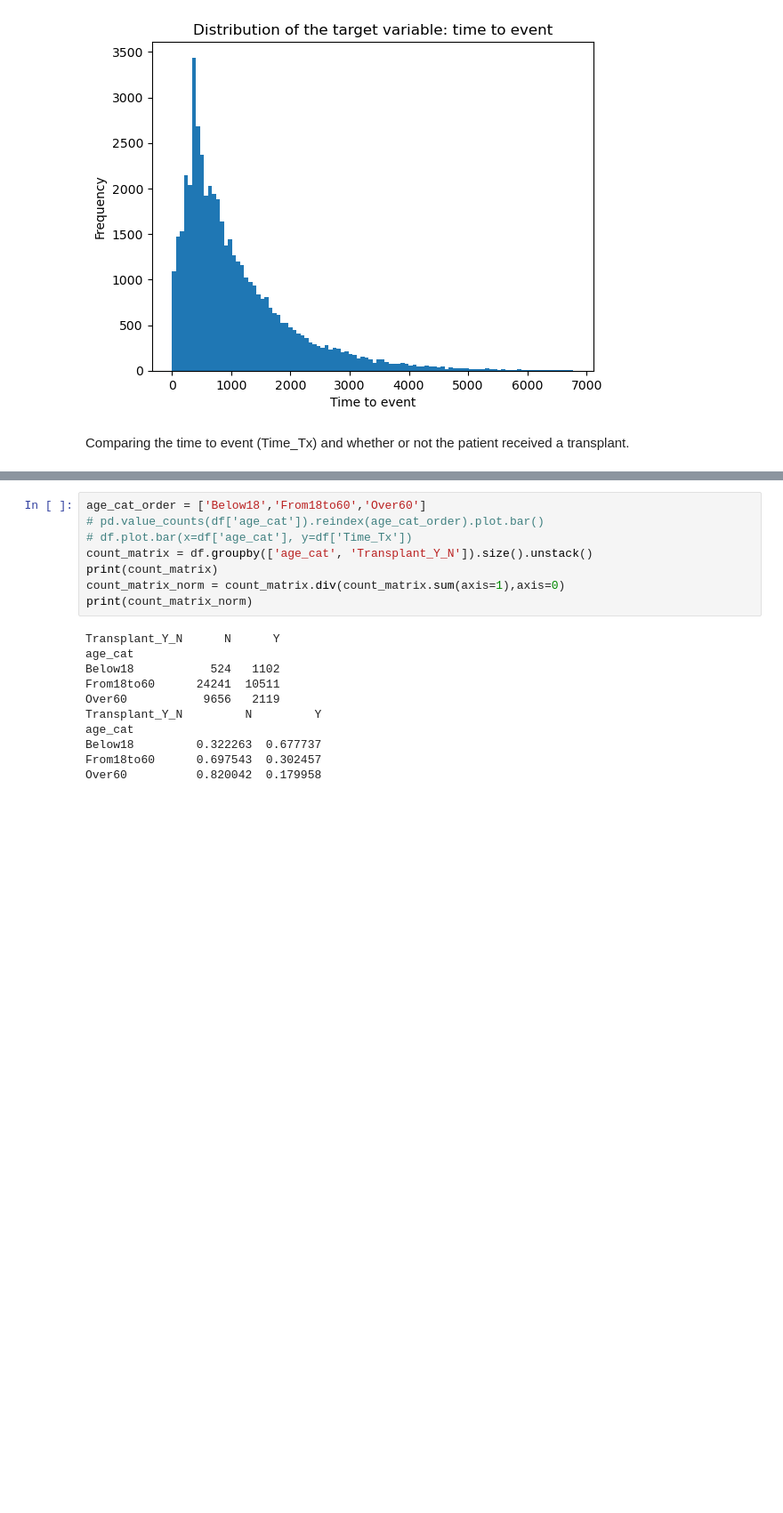
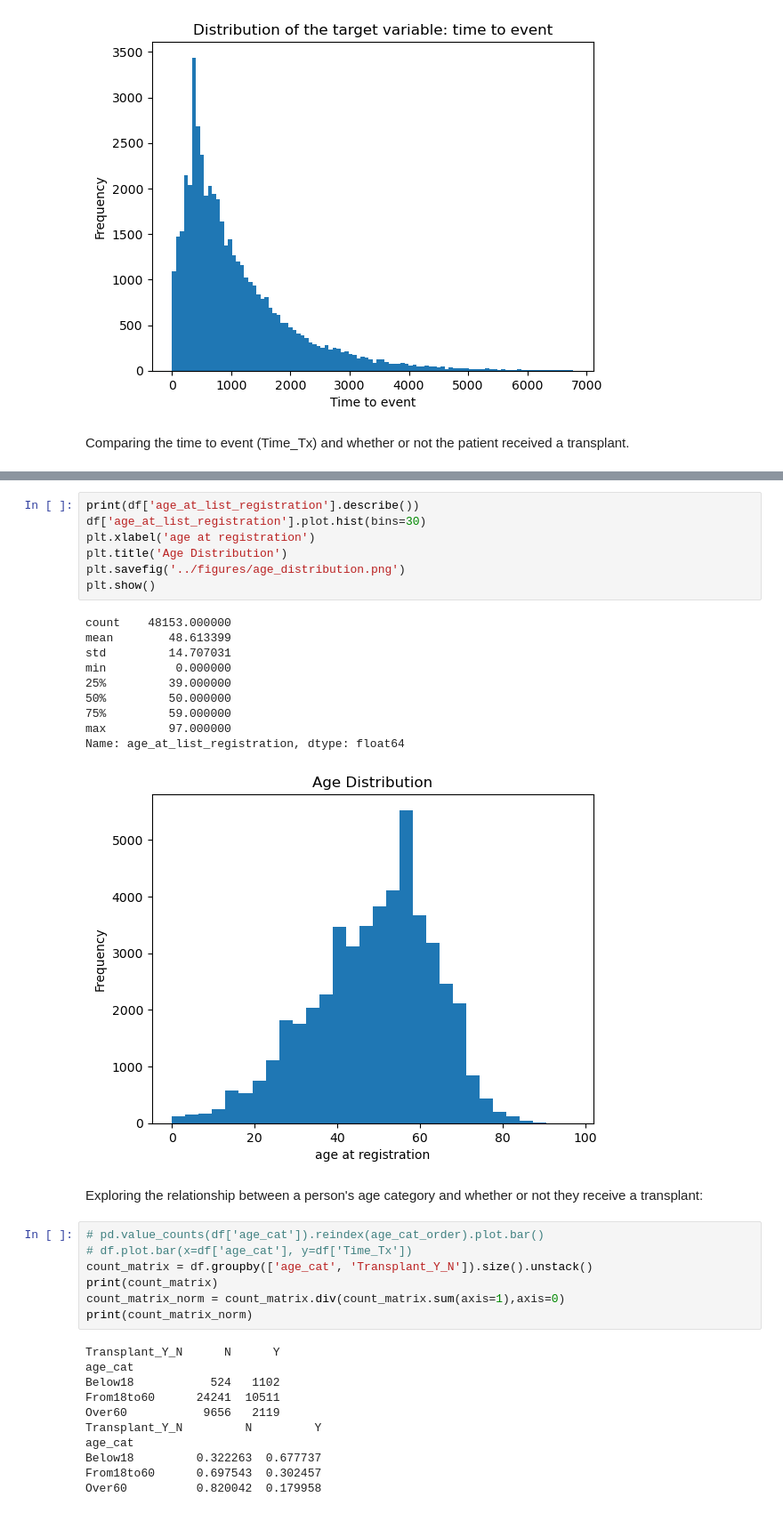
Before and after one commit to lross4/data1030_project, a Jupyter notebook: src/kidney_transplant_project.ipynb, the cells around one changed output, grey strips where cells are left out. Shown at 89% size. Drawn from its saved outputs; the diff is of its cells as text; blank space fills up the shorter version.

```diff
--- a/src/kidney_transplant_project.ipynb
+++ b/src/kidney_transplant_project.ipynb
@@ -150,5 +263,24 @@ Name: Time_Tx, Length: 34421, dtype: float64
+# %%
+print(df['age_at_list_registration'].describe())
+df['age_at_list_registration'].plot.hist(bins=30)
+plt.xlabel('age at registration')
+plt.title('Age Distribution')
+plt.savefig('../figures/age_distribution.png')
+plt.show()
+# %% [output]
+count    48153.000000
+mean        48.613399
+std         14.707031
+min          0.000000
+25%         39.000000
+50%         50.000000
+75%         59.000000
+max         97.000000
+Name: age_at_list_registration, dtype: float64
+[figure, added]
+# %% [markdown]
+Exploring the relationship between a person's age category and whether or not they receive a transplant:
 # %%
-age_cat_order = ['Below18','From18to60','Over60']
 # pd.value_counts(df['age_cat']).reindex(age_cat_order).plot.bar()
 # df.plot.bar(x=df['age_cat'], y=df['Time_Tx'])
 count_matrix = df.groupby(['age_cat', 'Transplant_Y_N']).size().unstack()
```
Also changed, not shown: parts of 105 cells of this notebook, 25 other files.
